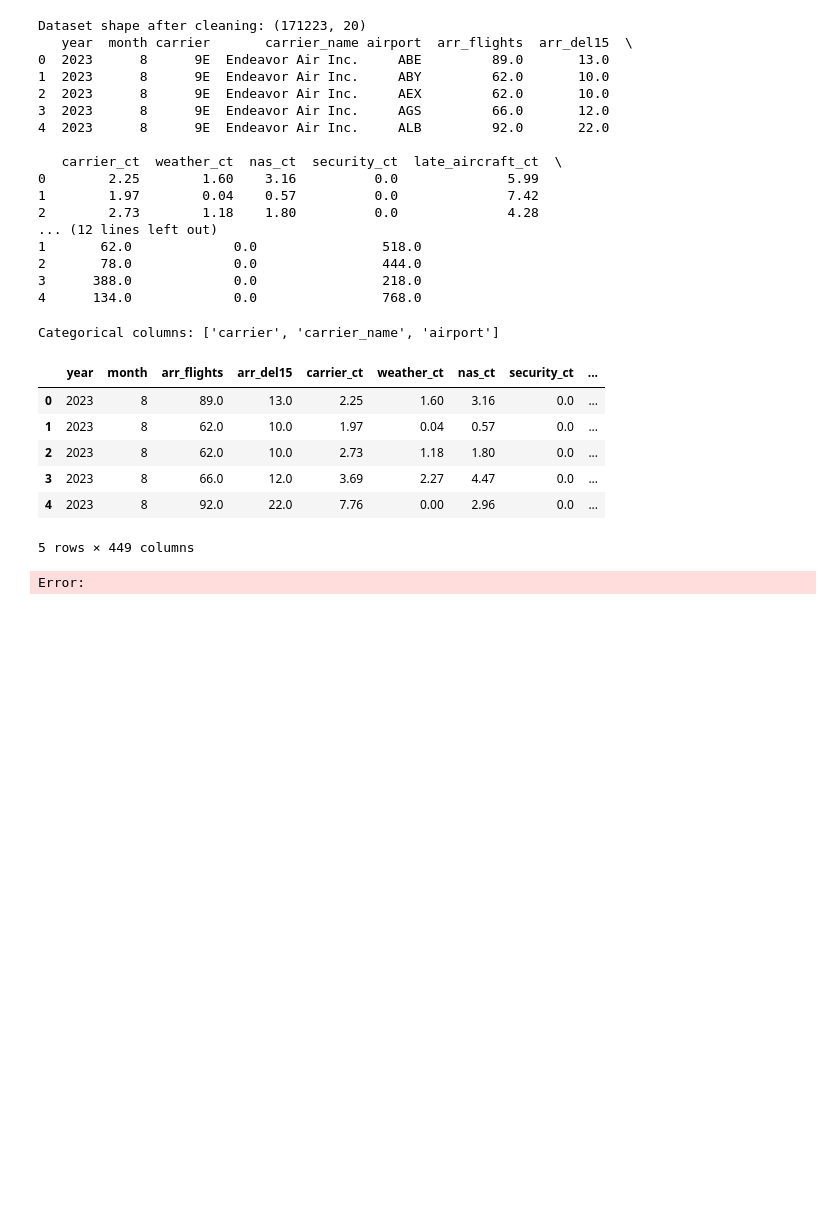
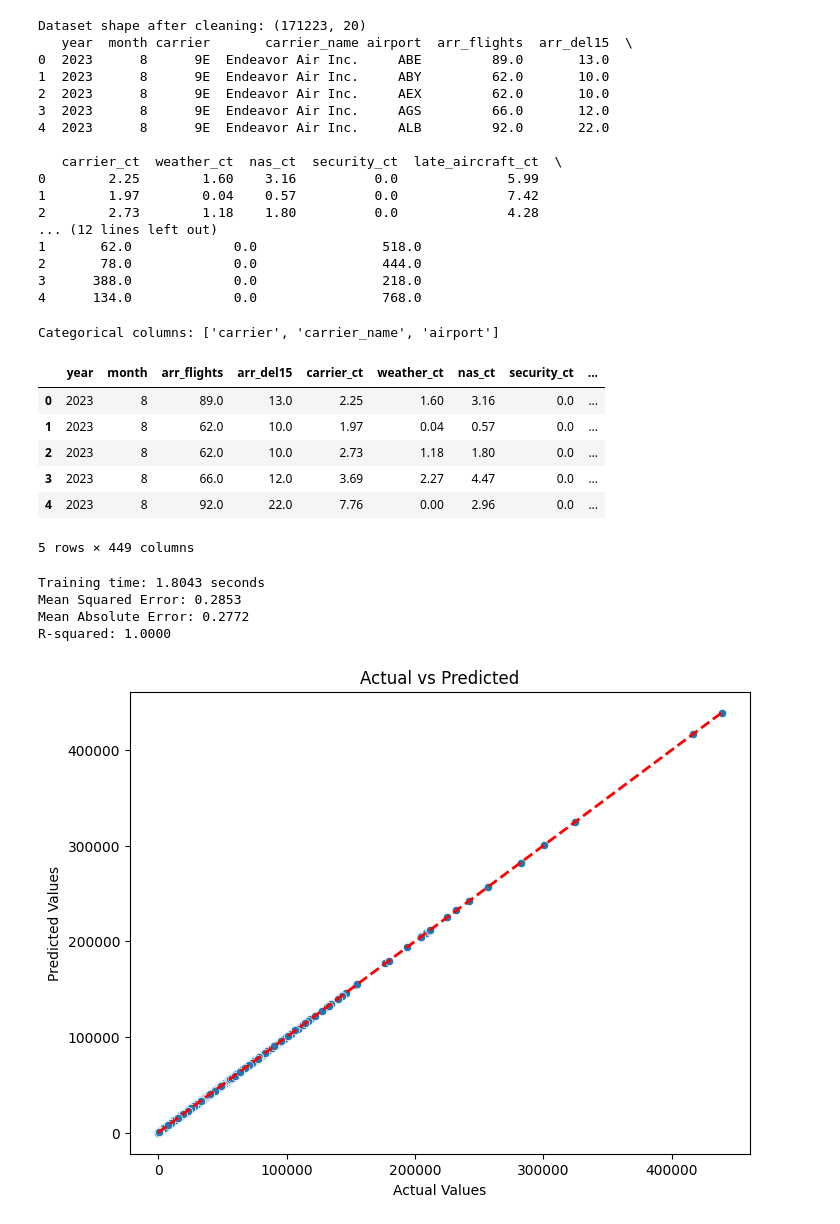
Before and after one commit to aausti25/DS3000-Group-11, a Jupyter notebook: LinearRegression.ipynb, the cells around one changed output. Cells and saved outputs as stored; diff of their text form; code cells hidden in the pictures; blank space fills up the shorter version.

Commit message:
Update Linear Regression

```diff
--- a/LinearRegression.ipynb
+++ b/LinearRegression.ipynb
@@ -99,10 +101,39 @@ scaler = StandardScaler()
 X_train_scaled = scaler.fit_transform(X_train)
 X_val_scaled = scaler.transform(X_val)
 X_test_scaled = scaler.transform(X_test)
-# %%
-# Logistic Regression Model
-logreg = LogisticRegression(max_iter=1000)
-start_time = time.time()
-logreg.fit(X_train_scaled, y_train)
-# %% [output]
-Error:
+# %%
+# Linear Regression Model
+linreg = LinearRegression()
+start_time = time.time()
+linreg.fit(X_train_scaled, y_train)
+end_time = time.time()
+train_time = end_time - start_time
+print(f"Training time: {train_time:.4f} seconds")
+
+# Predictions
+y_pred = linreg.predict(X_test_scaled)
+
+# Metrics
+mse = mean_squared_error(y_test, y_pred)
+mae = mean_absolute_error(y_test, y_pred)
+r2 = r2_score(y_test, y_pred)
+
+print(f"Mean Squared Error: {mse:.4f}")
+print(f"Mean Absolute Error: {mae:.4f}")
+print(f"R-squared: {r2:.4f}")
+# %% [output]
+Training time: 1.8043 seconds
+Mean Squared Error: 0.2853
+Mean Absolute Error: 0.2772
+R-squared: 1.0000
+# %%
+# Actual vs Predicted Plot
+plt.figure(figsize=(8, 6))
+sns.scatterplot(x=y_test, y=y_pred)
+plt.plot([y_test.min(), y_test.max()], [y_test.min(), y_test.max()], color='red', linestyle='--', linewidth=2)
+plt.title('Actual vs Predicted')
+plt.xlabel('Actual Values')
+plt.ylabel('Predicted Values')
+plt.show()
+# %% [output]
+[figure, added]
```
Also changed, not shown: parts of 1 cell of this notebook.
